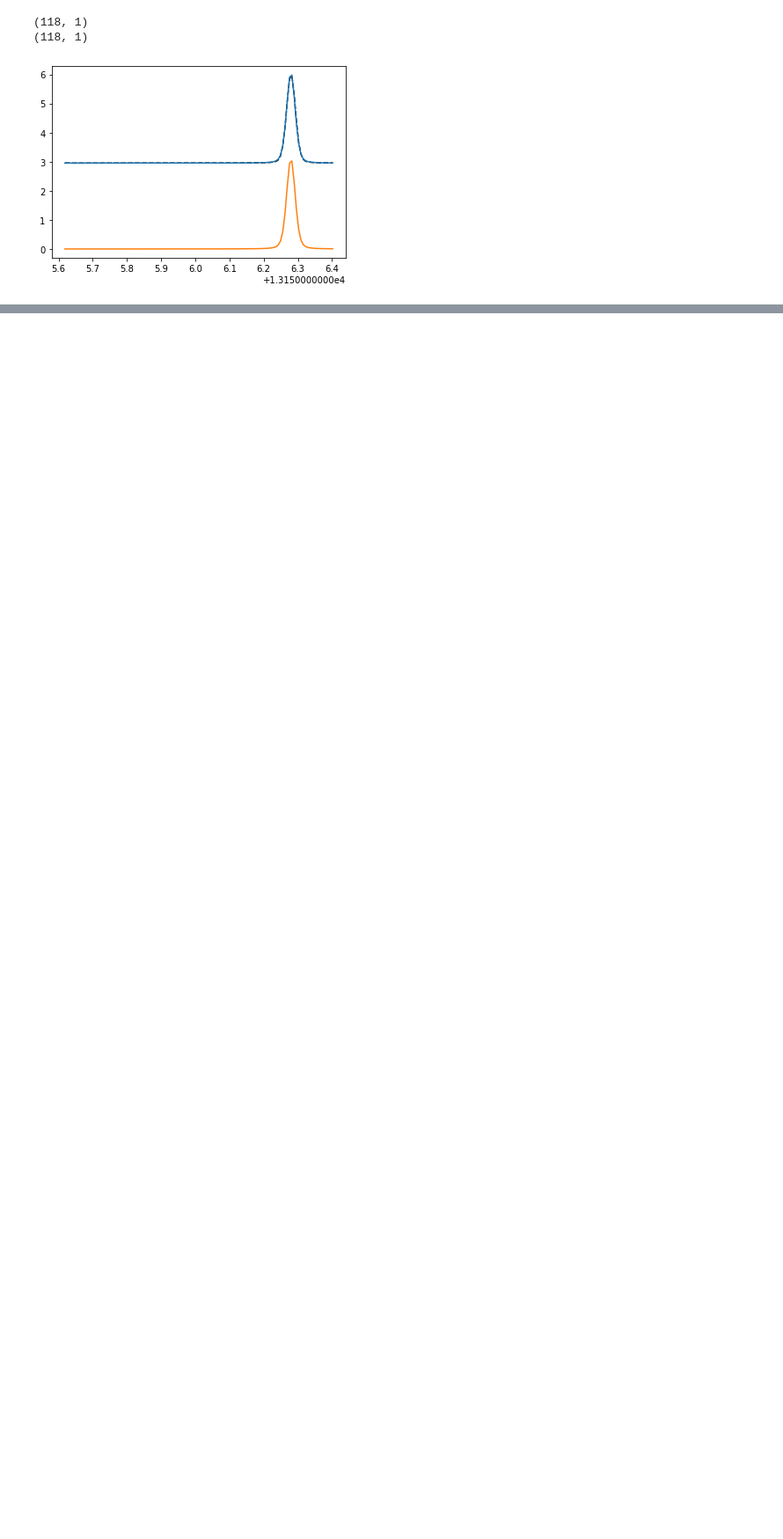
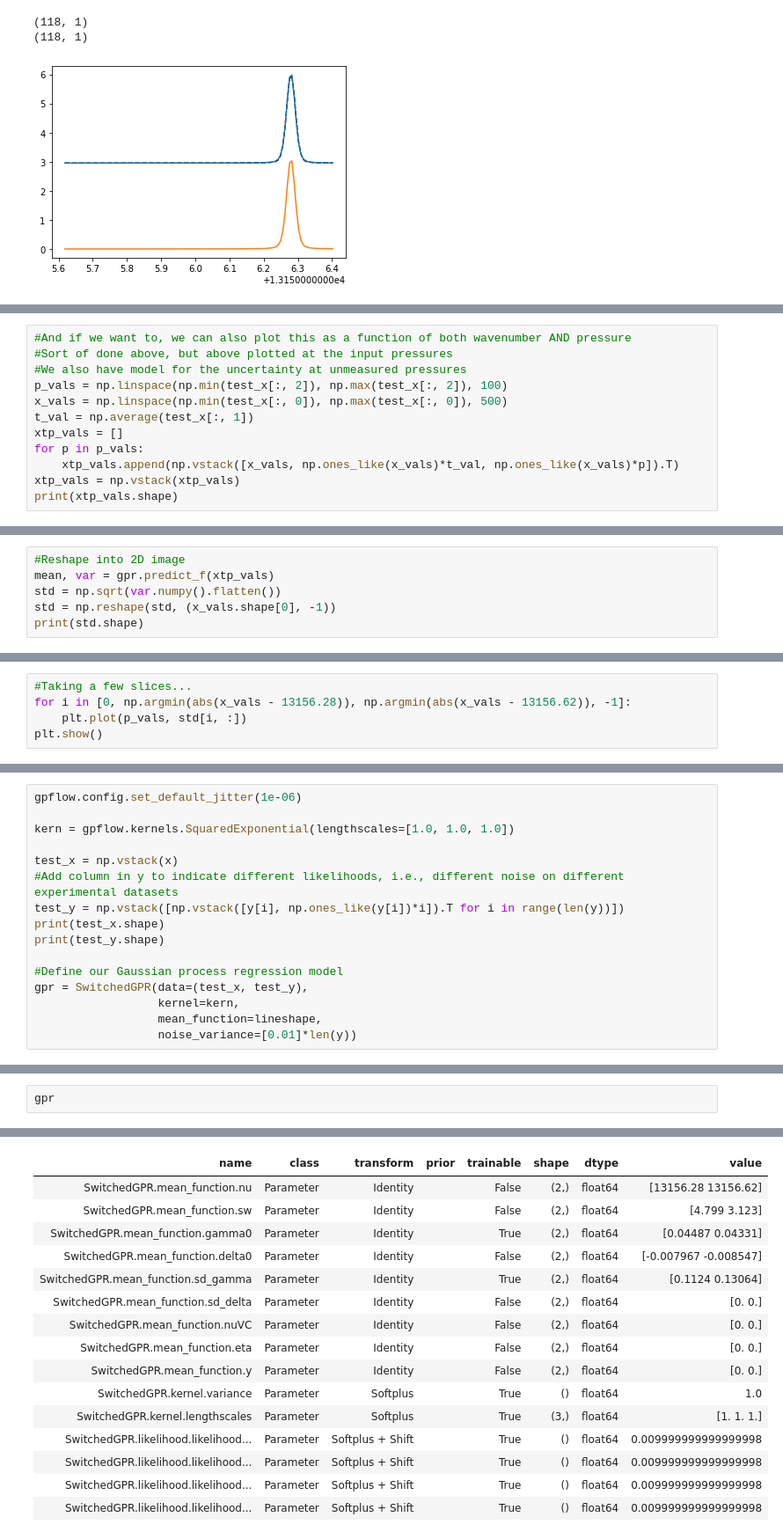
Before and after one commit to wpk-nist-gov/MATSgp, a Jupyter notebook: cci_workup/gpflow_pcqsdhc.ipynb, the cells around one changed output, grey strips where cells are left out. Shown at 88% size. Cells and saved outputs as stored; diff of their text form; blank space fills up the shorter version.

```diff
--- a/cci_workup/gpflow_pcqsdhc.ipynb
+++ b/cci_workup/gpflow_pcqsdhc.ipynb
@@ -608,0 +932,12 @@ plt.show()
+# %%
+#And if we want to, we can also plot this as a function of both wavenumber AND pressure
+#Sort of done above, but above plotted at the input pressures
+#We also have model for the uncertainty at unmeasured pressures
+p_vals = np.linspace(np.min(test_x[:, 2]), np.max(test_x[:, 2]), 100)
+x_vals = np.linspace(np.min(test_x[:, 0]), np.max(test_x[:, 0]), 500)
+t_val = np.average(test_x[:, 1])
+xtp_vals = []
+for p in p_vals:
+    xtp_vals.append(np.vstack([x_vals, np.ones_like(x_vals)*t_val, np.ones_like(x_vals)*p]).T)
+xtp_vals = np.vstack(xtp_vals)
+print(xtp_vals.shape)
@@ -608,0 +946,6 @@ plt.show()
+# %%
+#Reshape into 2D image
+mean, var = gpr.predict_f(xtp_vals)
+std = np.sqrt(var.numpy().flatten())
+std = np.reshape(std, (x_vals.shape[0], -1))
+print(std.shape)
@@ -608,0 +966,5 @@ plt.show()
+# %%
+#Taking a few slices...
+for i in [0, np.argmin(abs(x_vals - 13156.28)), np.argmin(abs(x_vals - 13156.62)), -1]:
+    plt.plot(p_vals, std[i, :])
+plt.show()
@@ -608,0 +1112,16 @@ plt.show()
+# %%
+gpflow.config.set_default_jitter(1e-06)
+
+kern = gpflow.kernels.SquaredExponential(lengthscales=[1.0, 1.0, 1.0])
+
+test_x = np.vstack(x)
+#Add column in y to indicate different likelihoods, i.e., different noise on different experimental datasets
+test_y = np.vstack([np.vstack([y[i], np.ones_like(y[i])*i]).T for i in range(len(y))])
+print(test_x.shape)
+print(test_y.shape)
+
+#Define our Gaussian process regression model
+gpr = SwitchedGPR(data=(test_x, test_y),
+                  kernel=kern,
+                  mean_function=lineshape,
+                  noise_variance=[0.01]*len(y))
@@ -608,0 +1131,3 @@ plt.show()
+# %%
+gpr
+# %% [output]
@@ -608,0 +1135,16 @@ plt.show()
+| name | class | transform | prior | trainable | shape | dtype | value |
+| SwitchedGPR.mean_function.nu | Parameter | Identity |  | False | (2,) | float64 | [13156.28 13156.62] |
+| SwitchedGPR.mean_function.sw | Parameter | Identity |  | False | (2,) | float64 | [4.799 3.123] |
+| SwitchedGPR.mean_function.gamma0 | Parameter | Identity |  | True | (2,) | float64 | [0.04487 0.04331] |
+| SwitchedGPR.mean_function.delta0 | Parameter | Identity |  | False | (2,) | float64 | [-0.007967 -0.008547] |
+| SwitchedGPR.mean_function.sd_gamma | Parameter | Identity |  | True | (2,) | float64 | [0.1124 0.13064] |
+| SwitchedGPR.mean_function.sd_delta | Parameter | Identity |  | False | (2,) | float64 | [0. 0.] |
+| SwitchedGPR.mean_function.nuVC | Parameter | Identity |  | False | (2,) | float64 | [0. 0.] |
+| SwitchedGPR.mean_function.eta | Parameter | Identity |  | False | (2,) | float64 | [0. 0.] |
+| SwitchedGPR.mean_function.y | Parameter | Identity |  | False | (2,) | float64 | [0. 0.] |
+| SwitchedGPR.kernel.variance | Parameter | Softplus |  | True | () | float64 | 1.0 |
+| SwitchedGPR.kernel.lengthscales | Parameter | Softplus |  | True | (3,) | float64 | [1. 1. 1.] |
+| SwitchedGPR.likelihood.likelihood... | Parameter | Softplus + Shift |  | True | () | float64 | 0.009999999999999998 |
+| SwitchedGPR.likelihood.likelihood... | Parameter | Softplus + Shift |  | True | () | float64 | 0.009999999999999998 |
+| SwitchedGPR.likelihood.likelihood... | Parameter | Softplus + Shift |  | True | () | float64 | 0.009999999999999998 |
+| SwitchedGPR.likelihood.likelihood... | Parameter | Softplus + Shift |  | True | () | float64 | 0.009999999999999998 |
```
Also changed, not shown: parts of 34 cells of this notebook.
